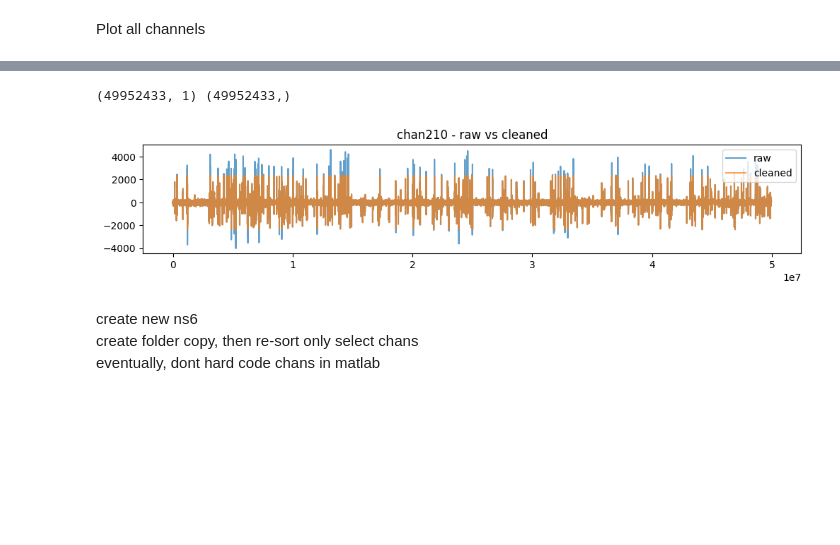
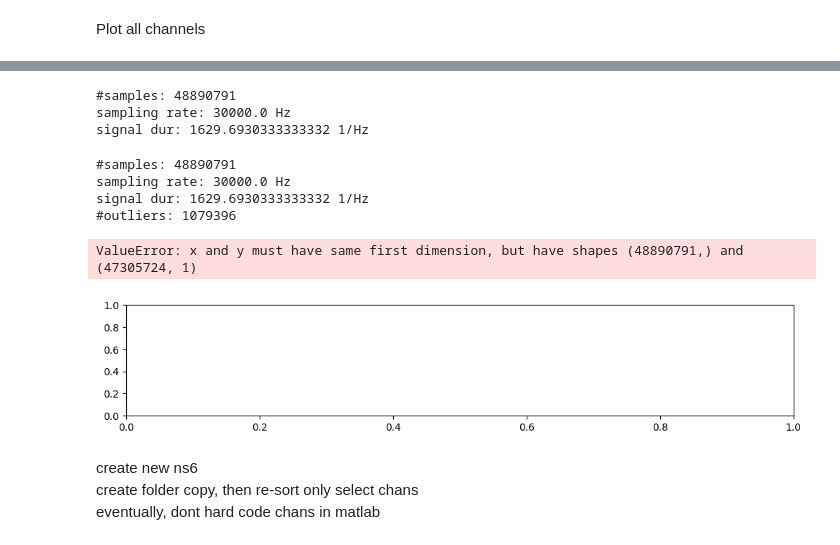
Before and after one commit to siyer7/asymmetry_design, a Jupyter notebook: code/python/neur_clean_artifact.ipynb, the cells around one changed output, grey strips where cells are left out. Cells and saved outputs as stored; diff of their text form; code cells hidden in the pictures; blank space fills up the shorter version.

Commit message:
tryna clean signal but damn its taking long

```diff
--- a/code/python/neur_clean_artifact.ipynb
+++ b/code/python/neur_clean_artifact.ipynb
@@ -3,7 +3,7 @@ import pandas as pd, numpy as np, matplotlib.pyplot as plt, seaborn as sns
 import os, glob
 from neo.io import BlackrockIO
 # %%
-patient = 18
+patient = 12
 # %% [markdown]
 load ns6
 # %%
@@ -96,5 +99,5 @@ for chanID in chanIDs:
     plt.title(f'chan{chanID}')
     plt.show()
 
-    if chanID - chanIDs[0] >= 5: break # after 5 chans
+    if chanID - chanIDs[0] >= 3: break # after 5 chans
 # %% [output]
@@ -108,11 +191,35 @@ for chanID in chanIDs:
+# %%
+# get channel signal
+rand_drift_chanID = 106
+chan_sig = chan_sigs[rand_drift_chanID]
+
+# get signal properties
+sig_samples = chan_sig.shape[0]
+sig_freq = chan_sig.sampling_rate
+
+# get time in seconds
+sig_dur = sig_samples / sig_freq # roughly 1600s
+plot_start, plot_end = 0, 300 # seconds
+
+print(f'#samples: {sig_samples}')
+print(f'sampling rate: {sig_freq}')
+print(f'signal dur: {sig_dur}')
+# %% [output]
+#samples: 48890791
+sampling rate: 30000.0 Hz
+signal dur: 1629.6930333333332 1/Hz
 # %%
 def get_clean_sig(raw_sig):
 
     sig = np.asarray(raw_sig, dtype=float).ravel() # flatten
 
+    # # before z-scoring, exclude tail with clear outliers
+    # trimmed_sig = sig[int(sess_start_time * raw_sig.sampling_rate) : int(sess_end_time * raw_sig.sampling_rate)]
+
     # identify outliers
     z = (sig - np.mean(sig)) / np.std(sig)
-    outliers = np.abs(z) > 10        # mask of bad points
+    outliers = np.abs(z) > 2      # mask of bad points
+    print(f'#outliers: {np.sum(outliers)}')
     good_idx = np.where(~outliers)[0]
     bad_idx  = np.where(outliers)[0]
 
@@ -121,22 +228,55 @@ def get_clean_sig(raw_sig):
     clean_sig[outliers] = np.interp(bad_idx, good_idx, sig[~outliers])
     return clean_sig
 # %%
+# get channel signal
+rand_drift_chanID = 106
+chan_sig = chan_sigs[rand_drift_chanID]
+
+# get signal properties
+sig_samples = chan_sig.shape[0]
+sig_freq = chan_sig.sampling_rate
+
+# get time in seconds
+sig_dur = sig_samples / sig_freq # roughly 1600s
+plot_start, plot_end = 0, 300 # seconds
+
+print(f'#samples: {sig_samples}')
+print(f'sampling rate: {sig_freq}')
+print(f'signal dur: {sig_dur}')
+
 for chanID in chanIDs:
 
-    if not chanID == 210: continue
+    if not chanID == rand_drift_chanID: continue
 
-    raw_sig, clean_sig = chan_sigs[chanID], get_clean_sig(chan_sigs[chanID])
-    print(raw_sig.shape, clean_sig.shape)
+    raw_sig = chan_sigs[chanID]
+    # trim to session dur
+    trimmed_sig = raw_sig[int(sess_start_time * raw_sig.sampling_rate) :
+                          int(sess_end_time * raw_sig.sampling_rate)]
+    # remove outliers
+    clean_sig = get_clean_sig(trimmed_sig)
+
+    # determine time window to plot
+    # 0, 500; 700, 1100; 0, sig_dur; 1500, sig_dur
+    start_time, end_time = 0, sig_dur # seconds
+    start_sampl, end_sampl = int(start_time*sig_freq), int(end_time*sig_freq)
+    samples_in_secs = np.arange(start_sampl, end_sampl) / sig_freq
 
     plt.figure(figsize=(12,2))
-    plt.plot(raw_sig[:], label='raw', alpha=0.7)
-    plt.plot(clean_sig[:], label='cleaned', alpha=0.7)
-    plt.title(f'chan{chanID} - raw vs cleaned')
+    plt.plot(samples_in_secs, trimmed_sig[start_sampl:end_sampl], label='raw', alpha=0.7)
+    # plt.plot(samples_in_secs, clean_sig[start_sampl:end_sampl], label='cleaned', alpha=0.7)
+
+    plt.xlim(start_time, end_time)
+    plt.title(f'chan{chanID} signal: raw vs cleaned')
+    plt.xlabel('time (s)')
     plt.legend(loc='upper right')
     plt.show()
 # %% [output]
-(49952433, 1) (49952433,)
+#samples: 48890791
+sampling rate: 30000.0 Hz
+signal dur: 1629.6930333333332 1/Hz
+#outliers: 1079396
+ValueError: x and y must have same first dimension, but have shapes (48890791,) and (47305724, 1)
-[figure, old version]
+[figure, new version]
 # %% [markdown]
 create new ns6
 create folder copy, then re-sort only select chans
```
Also changed, not shown: parts of 11 cells of this notebook, 9 other files.
